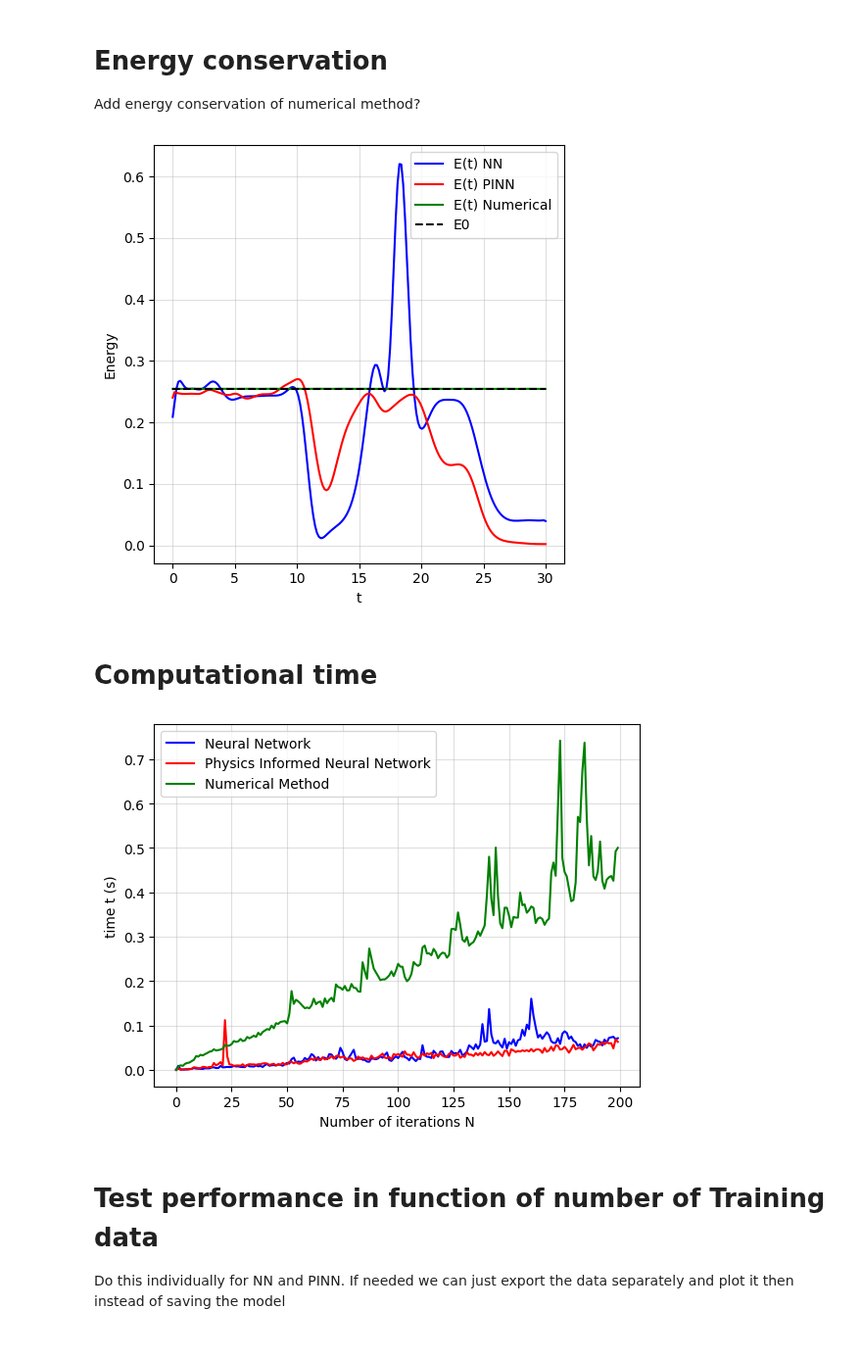
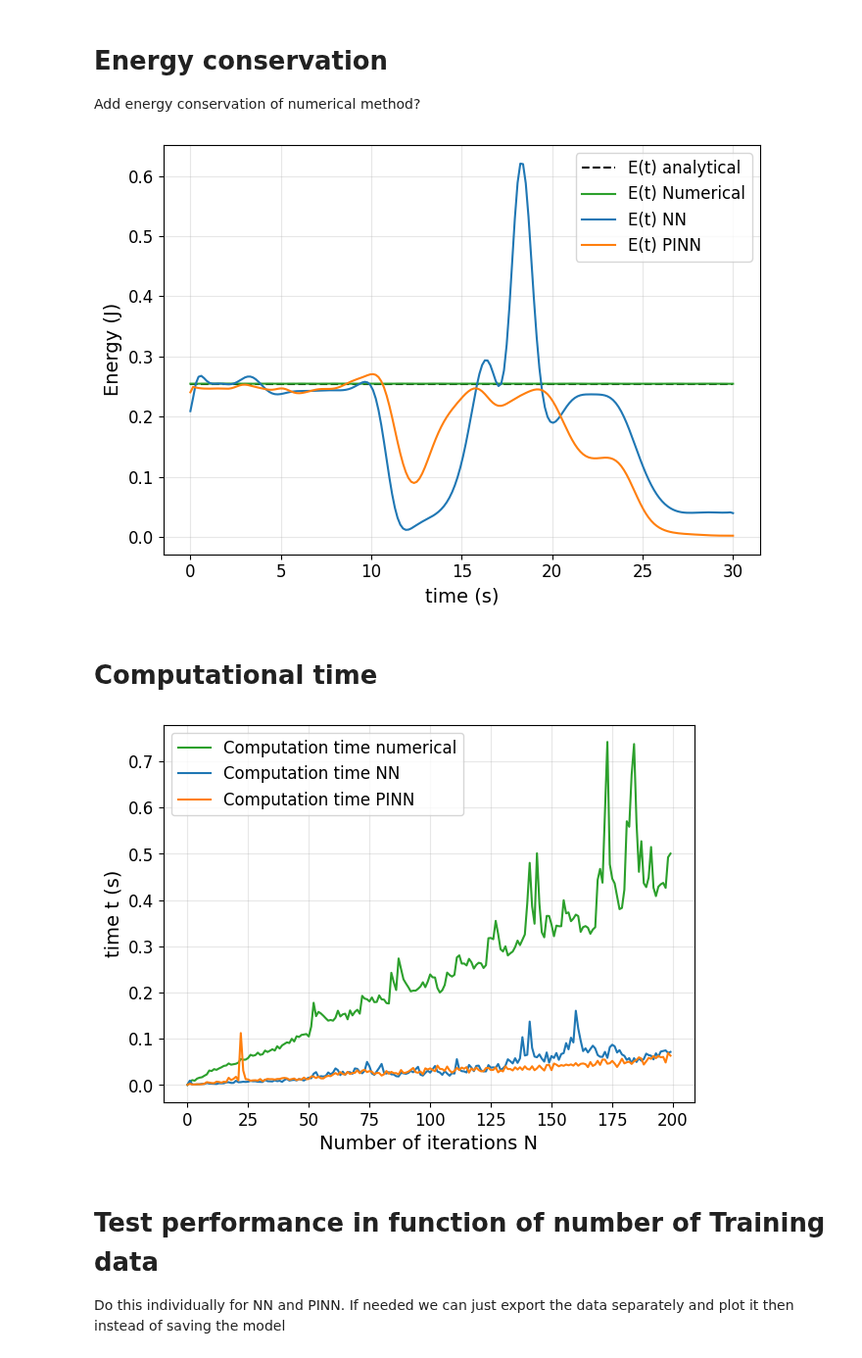
Before and after one commit to gvansan/Machine-learning-project, a Jupyter notebook: Compare_NN_PINN.ipynb, the cells around one changed output. Shown at 98% size. Drawn from its saved outputs; the diff is of its cells as text; code cells hidden in the pictures.

```diff
--- a/Compare_NN_PINN.ipynb
+++ b/Compare_NN_PINN.ipynb
@@ -574,43 +579,45 @@ k = test_generalization["args_tensor"][n]
 
 diff = differential_equation_2_order
 sol = sp.integrate.solve_ivp(diff, t_span, y0, t_eval=test_generalization["t_tensor"][n], method='RK45', args=(k))
 x = sol.y[0]     # position
 v = sol.y[1]     # velocity
 
 w_value = np.sqrt(float(k))
 E_num = 0.5 * v**2 + 0.5 * w_value**2 * x**2
 E0_num = E_num[0]
 
 # Position
 x_NN = y_pred_generalization_NN[n].detach().cpu().numpy()
 x_PINN = y_pred_generalization_PINN[n].detach().cpu().numpy()
 
 # Time
 t = test_generalization["t_tensor"][n].detach().cpu().numpy()
 
 # Velocity via finite difference
 v_NN = np.gradient(x_NN, t)
 v_PINN = np.gradient(x_PINN, t)
 
 w = np.sqrt(k_val)
 #Energy conservation (check on generalized data)
 E_t_NN = 0.5 * v_NN**2 + 0.5 * w**2 * x_NN**2
 E_t_PINN = 0.5 * v_PINN**2 + 0.5 * w**2 * x_PINN**2
 
-plt.figure(figsize=(5, 5))
-plt.plot(test_generalization["t_tensor"][n], E_t_NN, label='E(t) NN', color="blue")
-plt.plot(test_generalization["t_tensor"][n], E_t_PINN, label='E(t) PINN', color="red")
-plt.plot(test_generalization["t_tensor"][n], E_num, label='E(t) Numerical', color="green")
-plt.hlines(E_analytical[0], sol.t[0], sol.t[-1], colors='k', linestyles='dashed', label='E0')
-plt.xlabel('t')
-plt.ylabel('Energy')
-plt.legend()
-plt.grid(alpha=0.4)
+plt.figure(figsize=(7, 5))
+plt.hlines(E_analytical[0], sol.t[0], sol.t[-1], colors='k', linestyles='dashed', label='E(t) analytical')
+plt.plot(test_generalization["t_tensor"][n], E_num, label='E(t) Numerical', color="#2ca02c")
+plt.plot(test_generalization["t_tensor"][n], E_t_NN, label='E(t) NN', color="#1f77b4")
+plt.plot(test_generalization["t_tensor"][n], E_t_PINN, label='E(t) PINN', color="#ff7f0e")
+plt.xlabel('time (s)', fontsize=14)
+plt.ylabel('Energy (J)', fontsize=14)
+plt.xticks(fontsize=12)
+plt.yticks(fontsize=12)
+plt.legend(fontsize=12)
+plt.grid(alpha=0.3)
 plt.tight_layout()
 plt.savefig("Images/Energy_NN_PINN")
 plt.show()
 # %% [output]
-[figure, old version]
+[figure, new version]
 # %% [markdown]
 # Computational time
 # %%
@@ -653,17 +660,20 @@ for i, el in tqdm(enumerate(N_list), desc="Computation time Numerical: "):
     timesteps_Num[i] = end-begin
 # %%
 #Plot results computational time
-plt.plot(N_list, timesteps_NN, color='blue', label="Neural Network")
-plt.plot(N_list, timesteps_PINN, color='red', label="Physics Informed Neural Network")
-plt.plot(N_list, timesteps_Num, color='green', label="Numerical Method")
-plt.xlabel("Number of iterations N")
-plt.ylabel("time t (s)")
-plt.grid(alpha=0.4)
-plt.legend()
+plt.figure(figsize=(7, 5))
+plt.plot(N_list, timesteps_Num, color='#2ca02c', label="Computation time numerical")
+plt.plot(N_list, timesteps_NN, color='#1f77b4', label="Computation time NN")
+plt.plot(N_list, timesteps_PINN, color='#ff7f0e', label="Computation time PINN")
+plt.xlabel("Number of iterations N", fontsize=14)
+plt.ylabel("time t (s)", fontsize=14)
+plt.grid(alpha=0.3)
+plt.xticks(fontsize=12)
+plt.yticks(fontsize=12)
+plt.legend(fontsize=12)
 plt.savefig("Images/Time_NN_PINN")
 plt.show()
 # %% [output]
-[figure, old version]
+[figure, new version]
 # %% [markdown]
 # Test performance in function of number of Training data
 
```
Also changed, not shown: parts of 4 cells of this notebook, 6 other files.
